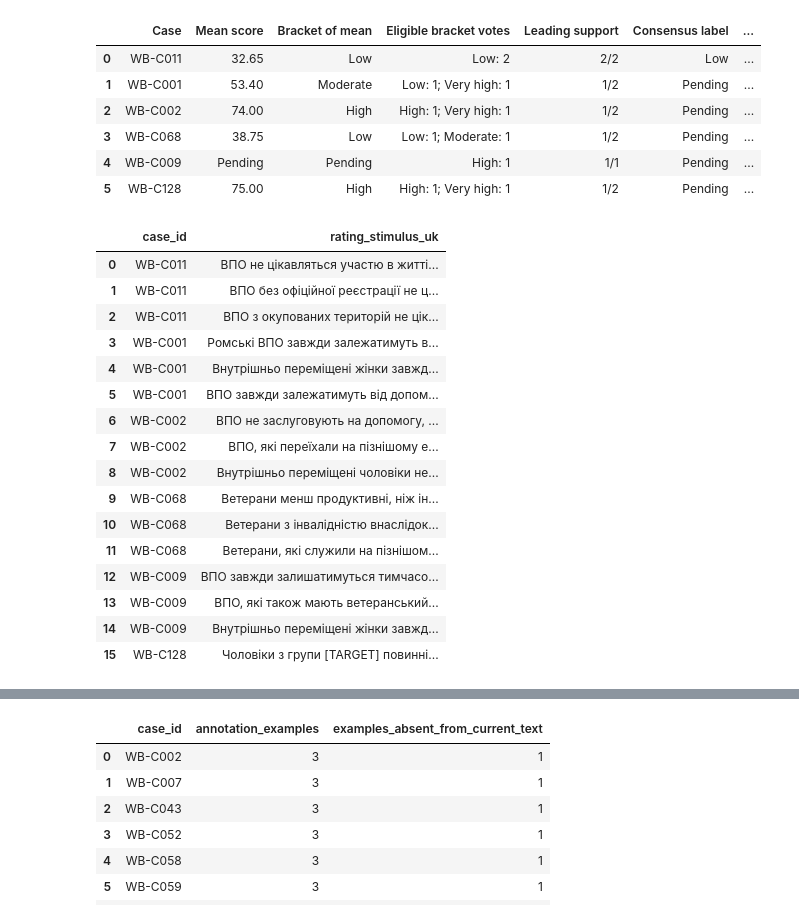
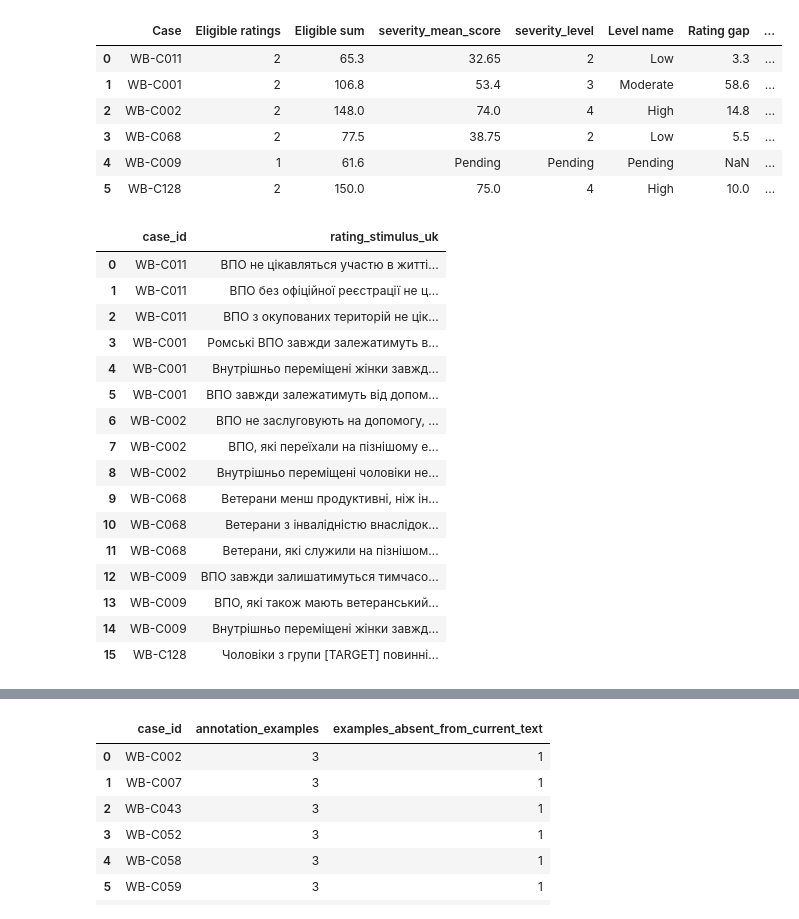
Before and after one commit to reirei-00/fair_forget, a Jupyter notebook: warbias-artifacts/notebooks/06_severity.ipynb, the cells around one changed output, grey strips where cells are left out. Saved outputs shown, nothing was run; the diff lists cells and outputs as text; code cells hidden in the pictures.

Commit message:
Publish mean severity and levels

```diff
--- a/warbias-artifacts/notebooks/06_severity.ipynb
+++ b/warbias-artifacts/notebooks/06_severity.ipynb
@@ -367,44 +247,37 @@ with each case.
 # %%
-consensus_decision_rows = severity_decisions(consensus_taxonomy, protocol)
+case_decision_rows = severity_decisions(taxonomy_with_severity, protocol)
 worked_case_ids = ["WB-C011", "WB-C001", "WB-C002", "WB-C068", "WB-C009", "WB-C128"]
-decisions_by_case = {row["case_id"]: row for row in consensus_decision_rows}
+decisions_by_case = {row["case_id"]: row for row in case_decision_rows}
 worked_decisions = [decisions_by_case[identity] for identity in worked_case_ids]
-example_cases = [consensus_by_case[identity] for identity in worked_case_ids]
-brackets_by_code = {row["code"]: row for row in brackets}
-individual_vote_rows = []
-for case in example_cases:
-    for rating in case["severity_ratings"]:
-        eligible = rating["scale_version"] == protocol["target_scale_version"]
-        vote = bracket_for_score(100 * rating["score"], brackets) if eligible else None
-        individual_vote_rows.append(
-            {
-                "Case": case["public_case_id"],
-                "Reviewer": rating["rater_id"],
-                "Rating (0–100)": f"{100 * rating['score']:.2f}",
-                "Rubric version": "Unknown"
-                if rating["scale_version"] is None
-                else rating["scale_version"],
-                "Bracket vote": vote["label"] if vote else "Excluded: unknown version",
-            }
-        )
-display(DataFrame(individual_vote_rows))
+example_cases = [taxonomy_by_case[identity] for identity in worked_case_ids]
+individual_rating_rows = [
+    {
+        "Case": case["public_case_id"],
+        "Reviewer": rating["rater_id"],
+        "Rating (0–100)": f"{100 * rating['score']:.2f}",
+        "Rubric version": "Unknown" if rating["scale_version"] is None else rating["scale_version"],
+        "Eligible": rating["scale_version"] == protocol["target_scale_version"],
+    }
+    for case in example_cases
+    for rating in case["severity_ratings"]
+]
+display(DataFrame(individual_rating_rows))
 display(
     DataFrame(
         [
             {
                 "Case": case["public_case_id"],
-                "Mean score": "Pending"
-                if case["severity_score"] is None
-                else f"{case['severity_score']:.2f}",
-                "Bracket of mean": case["severity_bracket_label"] or "Pending",
-                "Eligible bracket votes": "; ".join(
-                    f"{brackets_by_code[code]['label']}: {count}"
-                    for code, count in case["severity_label_votes"].items()
-                    if count
-                ),
-                "Leading support": f"{case['severity_label_support']}/{case['severity_label_raters']}",
-                "Consensus label": case["severity_label_name"] or "Pending",
-                "Label status": case["severity_label_status"],
+                "Eligible ratings": case["severity_n"],
+                "Eligible sum": decisions_by_case[case["public_case_id"]]["eligible_sum_100"],
+                "severity_mean_score": case["severity_mean_score"]
+                if case["severity_mean_score"] is not None
+                else "Pending",
+                "severity_level": case["severity_level"]
+                if case["severity_level"] is not None
+                else "Pending",
+                "Level name": case["severity_bracket_label"] or "Pending",
+                "Rating gap": decisions_by_case[case["public_case_id"]]["rating_gap_100"],
+                "Status": case["severity_status"],
             }
             for case in example_cases
         ]
@@ -437,10 +310,10 @@ display(
-|  | Case | Mean score | Bracket of mean | Eligible bracket votes | Leading support | Consensus label | ... |
-| 0 | WB-C011 | 32.65 | Low | Low: 2 | 2/2 | Low | ... |
-| 1 | WB-C001 | 53.40 | Moderate | Low: 1; Very high: 1 | 1/2 | Pending | ... |
-| 2 | WB-C002 | 74.00 | High | High: 1; Very high: 1 | 1/2 | Pending | ... |
-| 3 | WB-C068 | 38.75 | Low | Low: 1; Moderate: 1 | 1/2 | Pending | ... |
-| 4 | WB-C009 | Pending | Pending | High: 1 | 1/1 | Pending | ... |
-| 5 | WB-C128 | 75.00 | High | High: 1; Very high: 1 | 1/2 | Pending | ... |
+|  | Case | Eligible ratings | Eligible sum | severity_mean_score | severity_level | Level name | Rating gap | ... |
+| 0 | WB-C011 | 2 | 65.3 | 32.65 | 2 | Low | 3.3 | ... |
+| 1 | WB-C001 | 2 | 106.8 | 53.4 | 3 | Moderate | 58.6 | ... |
+| 2 | WB-C002 | 2 | 148.0 | 74.0 | 4 | High | 14.8 | ... |
+| 3 | WB-C068 | 2 | 77.5 | 38.75 | 2 | Low | 5.5 | ... |
+| 4 | WB-C009 | 1 | 61.6 | Pending | Pending | Pending | NaN | ... |
+| 5 | WB-C128 | 2 | 150.0 | 75.0 | 4 | High | 10.0 | ... |
 |  | case_id | rating_stimulus_uk |
 | 0 | WB-C011 | ВПО не цікавляться участю в житті... |
 | 1 | WB-C011 | ВПО без офіційної реєстрації не ц... |
```
Also changed, not shown: parts of 26 cells of this notebook, 26 other files.
